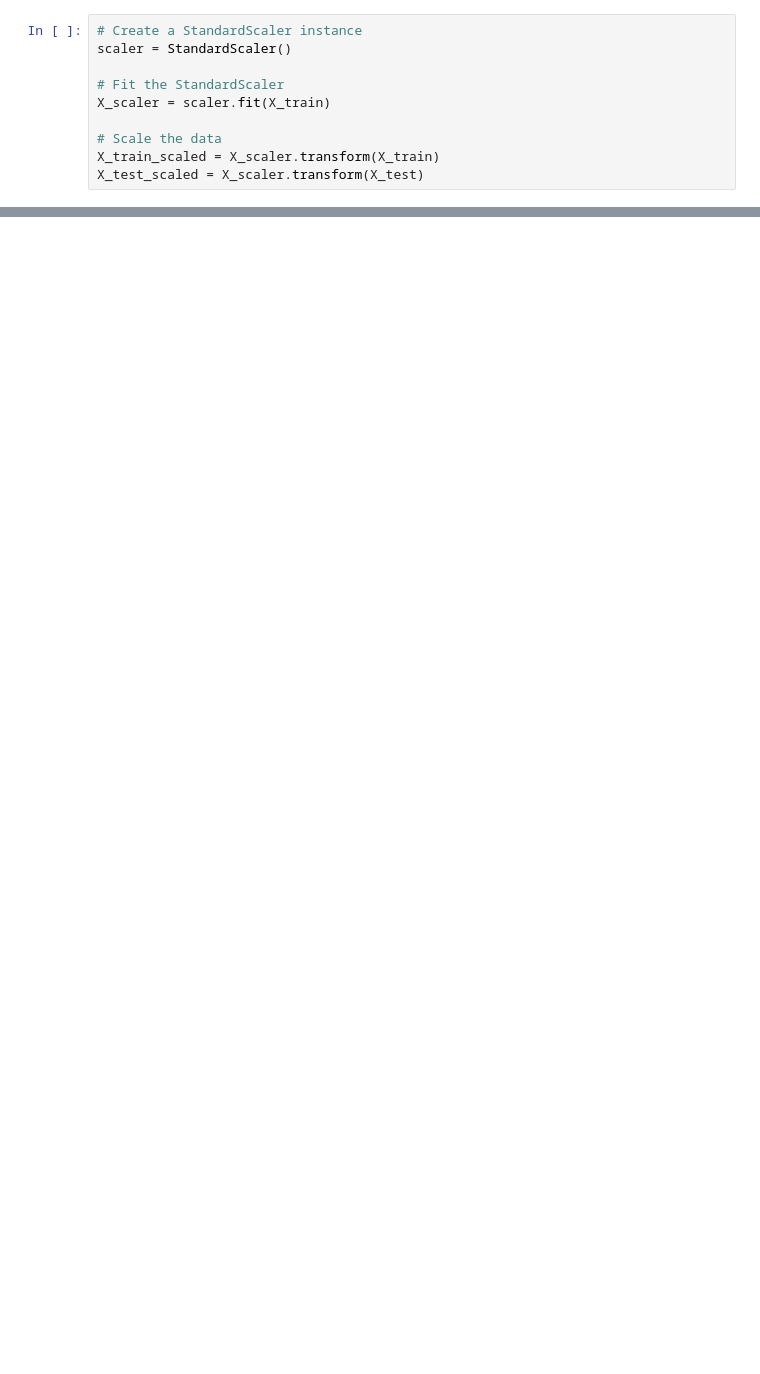
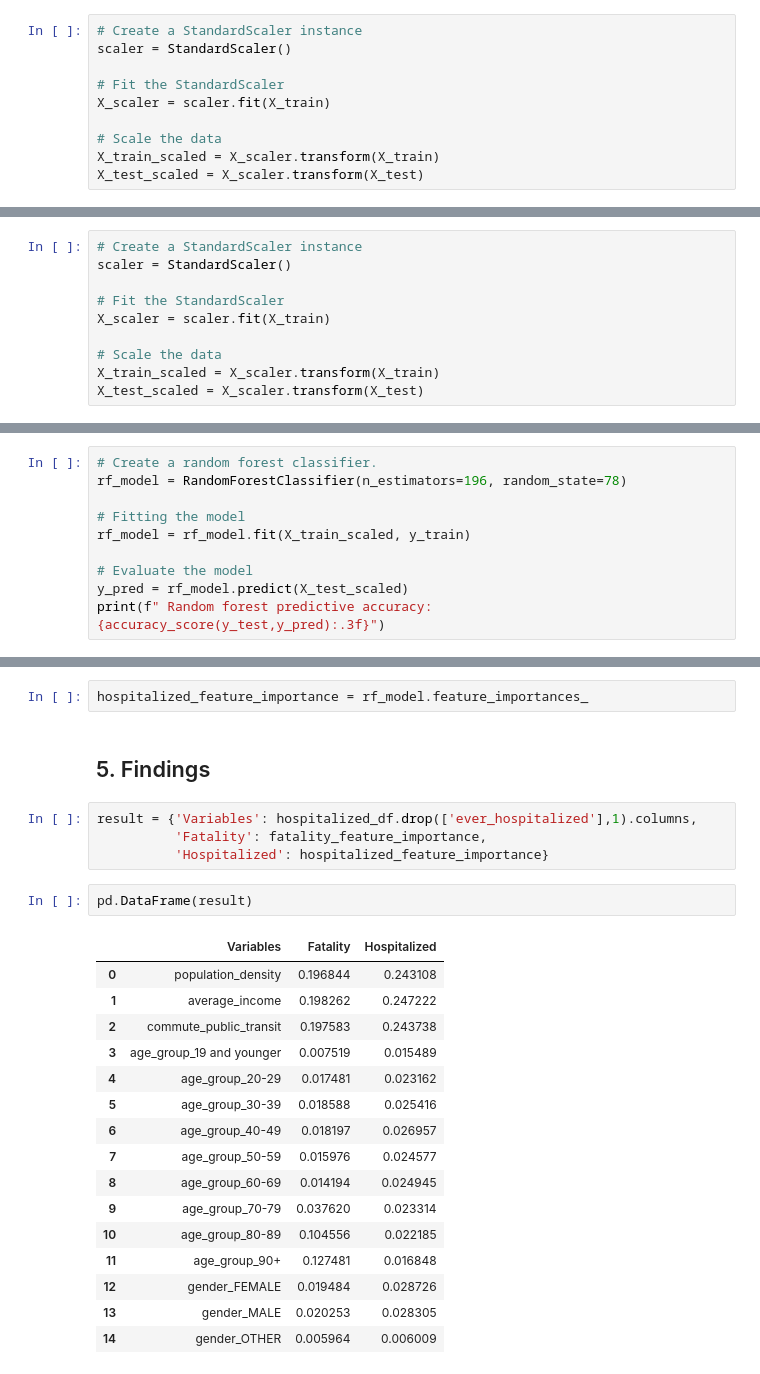
Before and after one commit to tenley8/Team-3, a Jupyter notebook: ML-Model_Toronto/Toronto_Cases_Binary_Classifier.ipynb, the cells around one changed output, grey strips where cells are left out. Cells and saved outputs as stored; diff of their text form; blank space fills up the shorter version.

```diff
--- a/ML-Model_Toronto/Toronto_Cases_Binary_Classifier.ipynb
+++ b/ML-Model_Toronto/Toronto_Cases_Binary_Classifier.ipynb
@@ -363,0 +353,10 @@ sorted(zip(rf_model.feature_importances_, df.drop(['outcome_FATAL','outcome_RESO
+# %%
+# Create a StandardScaler instance
+scaler = StandardScaler()
+
+# Fit the StandardScaler
+X_scaler = scaler.fit(X_train)
+
+# Scale the data
+X_train_scaled = X_scaler.transform(X_train)
+X_test_scaled = X_scaler.transform(X_test)
@@ -363,0 +365,10 @@ sorted(zip(rf_model.feature_importances_, df.drop(['outcome_FATAL','outcome_RESO
+# %%
+# Create a random forest classifier.
+rf_model = RandomForestClassifier(n_estimators=196, random_state=78)
+
+# Fitting the model
+rf_model = rf_model.fit(X_train_scaled, y_train)
+
+# Evaluate the model
+y_pred = rf_model.predict(X_test_scaled)
+print(f" Random forest predictive accuracy: {accuracy_score(y_test,y_pred):.3f}")
@@ -363,0 +404,27 @@ sorted(zip(rf_model.feature_importances_, df.drop(['outcome_FATAL','outcome_RESO
+# %%
+hospitalized_feature_importance = rf_model.feature_importances_
+# %% [markdown]
+## 5. Findings
+# %%
+result = {'Variables': hospitalized_df.drop(['ever_hospitalized'],1).columns,
+          'Fatality': fatality_feature_importance,
+          'Hospitalized': hospitalized_feature_importance}
+# %%
+pd.DataFrame(result)
+# %% [output]
+|  | Variables | Fatality | Hospitalized |
+| 0 | population_density | 0.196844 | 0.243108 |
+| 1 | average_income | 0.198262 | 0.247222 |
+| 2 | commute_public_transit | 0.197583 | 0.243738 |
+| 3 | age_group_19 and younger | 0.007519 | 0.015489 |
+| 4 | age_group_20-29 | 0.017481 | 0.023162 |
+| 5 | age_group_30-39 | 0.018588 | 0.025416 |
+| 6 | age_group_40-49 | 0.018197 | 0.026957 |
+| 7 | age_group_50-59 | 0.015976 | 0.024577 |
+| 8 | age_group_60-69 | 0.014194 | 0.024945 |
+| 9 | age_group_70-79 | 0.037620 | 0.023314 |
+| 10 | age_group_80-89 | 0.104556 | 0.022185 |
+| 11 | age_group_90+ | 0.127481 | 0.016848 |
+| 12 | gender_FEMALE | 0.019484 | 0.028726 |
+| 13 | gender_MALE | 0.020253 | 0.028305 |
+| 14 | gender_OTHER | 0.005964 | 0.006009 |
```
Also changed, not shown: parts of 48 cells of this notebook.
